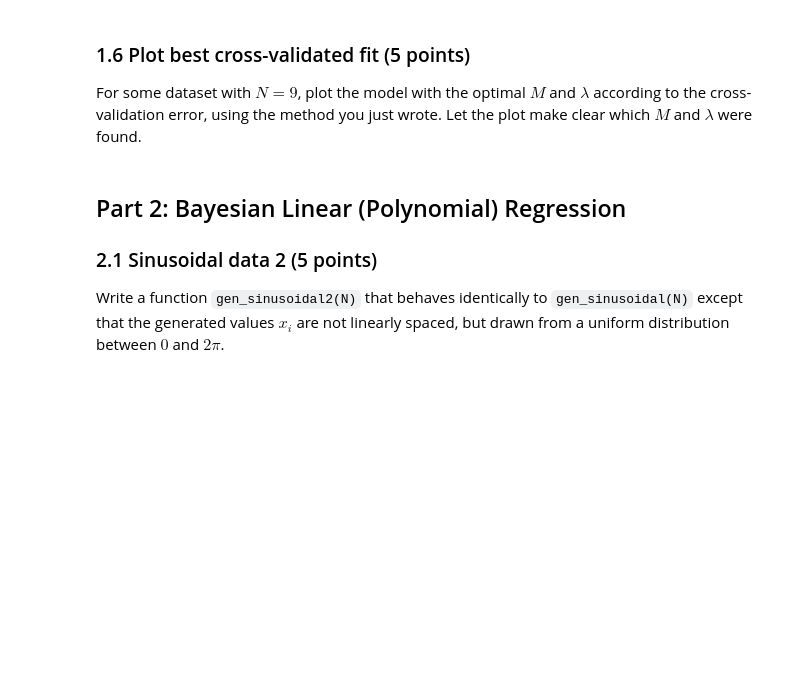
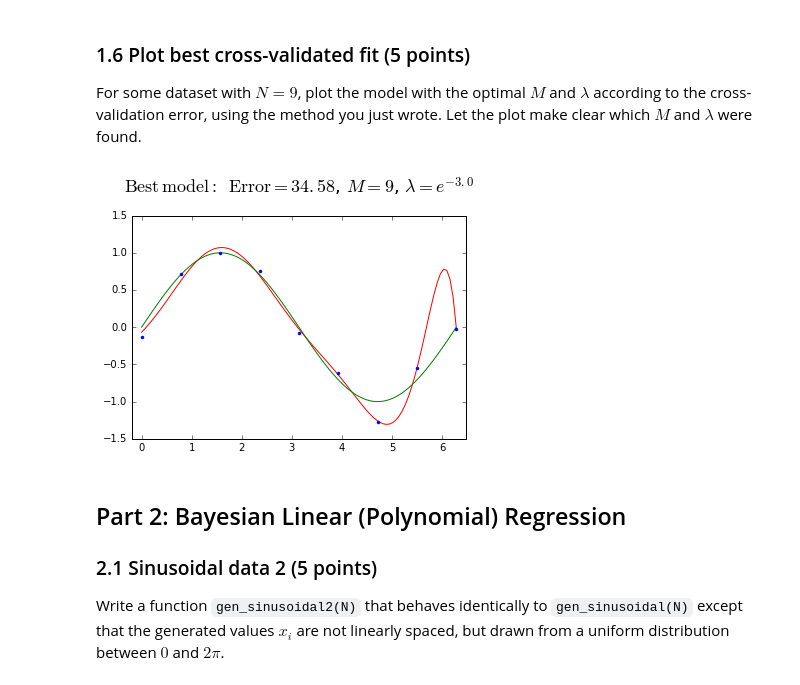
Before and after one commit to Braamling/ML1-2016, a Jupyter notebook: lab1_verkes_vandenakker.ipynb, the cells around one changed output. Saved outputs shown, nothing was run; the diff lists cells and outputs as text; code cells hidden in the pictures; blank space fills up the shorter version.

```diff
--- a/lab1_verkes_vandenakker.ipynb
+++ b/lab1_verkes_vandenakker.ipynb
@@ -244,6 +270,27 @@ Answer:
 ### 1.6 Plot best cross-validated fit (5 points)
 
 For some dataset with $N = 9$, plot the model with the optimal $M$ and $\lambda$ according to the cross-validation error, using the method you just wrote. Let the plot make clear which $M$ and $\lambda$ were found.
+# %%
+# Orders and Lambda too test using cross validation
+orders = [9]#np.arange(0,11)
+lambdas = np.array([np.exp(i) for i in range(-10, 1)])
+
+x,t  = gen_sinusoidal(9)
+
+error, M, lamb = min_error_crossval(cross_validation((x,t), orders, lambdas, 9), orders, lambdas)
+w = fit_polynomial_reg(x, t, M, lamb)
+
+plt.axis([-0.2, 2*np.pi+0.2, -1.5, 1.5])
+plt.title('$\mathrm{{Best\, model:}}\;\;\mathrm{{Error}}={:.4g}$, $M={}$, $\lambda=e^{{{}}}$'
+          .format(np.exp(error), M, np.log(lamb)), fontsize='18', y=1.08)
+
+plot_polynomial(w)
+plot_sine()
+plt.plot(x, t, 'b.')
+
+plt.show()
+# %% [output]
+[figure, added]
 # %% [markdown]
 ## Part 2: Bayesian Linear (Polynomial) Regression
 
```
Also changed, not shown: parts of 11 cells of this notebook.
